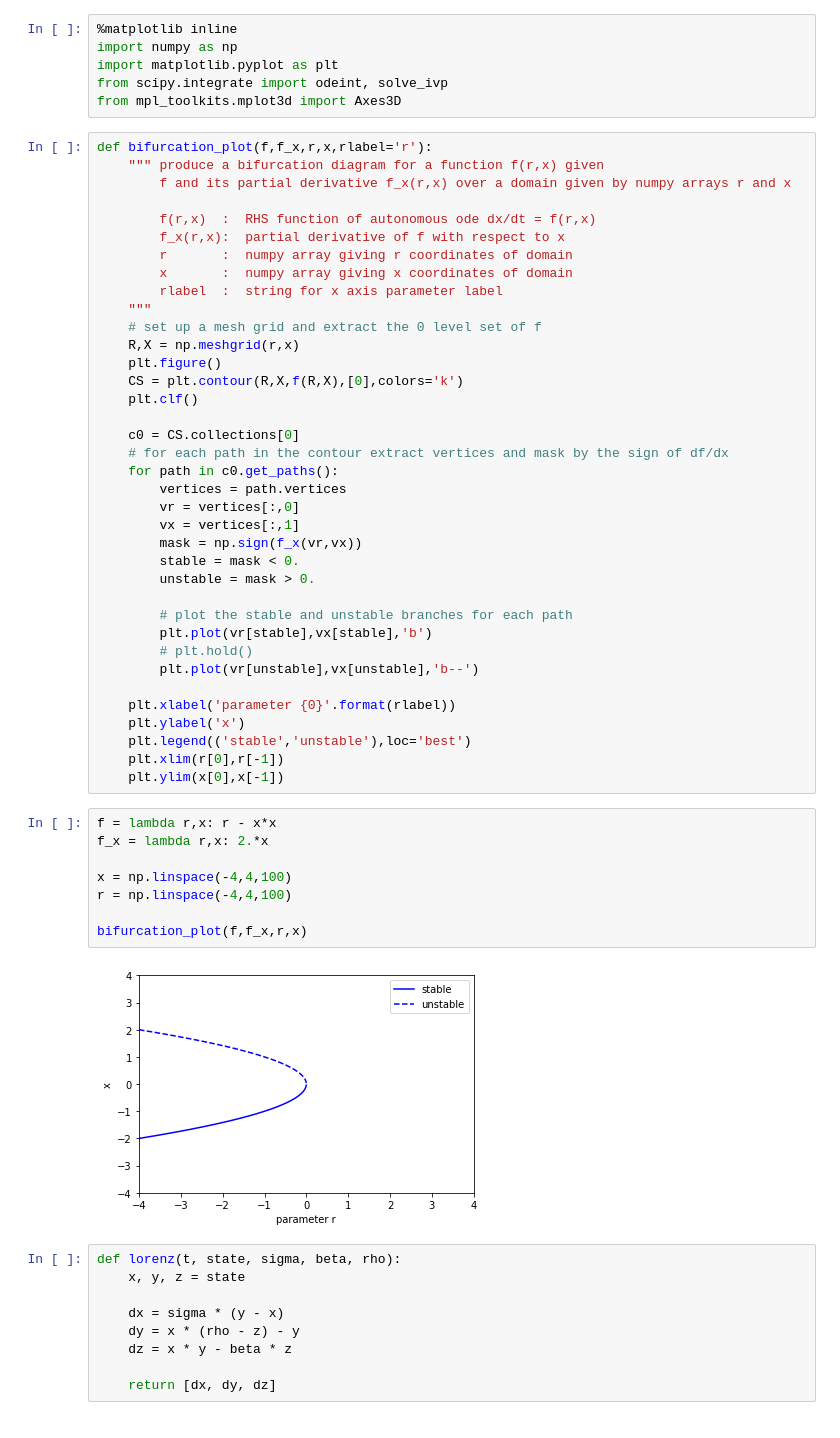
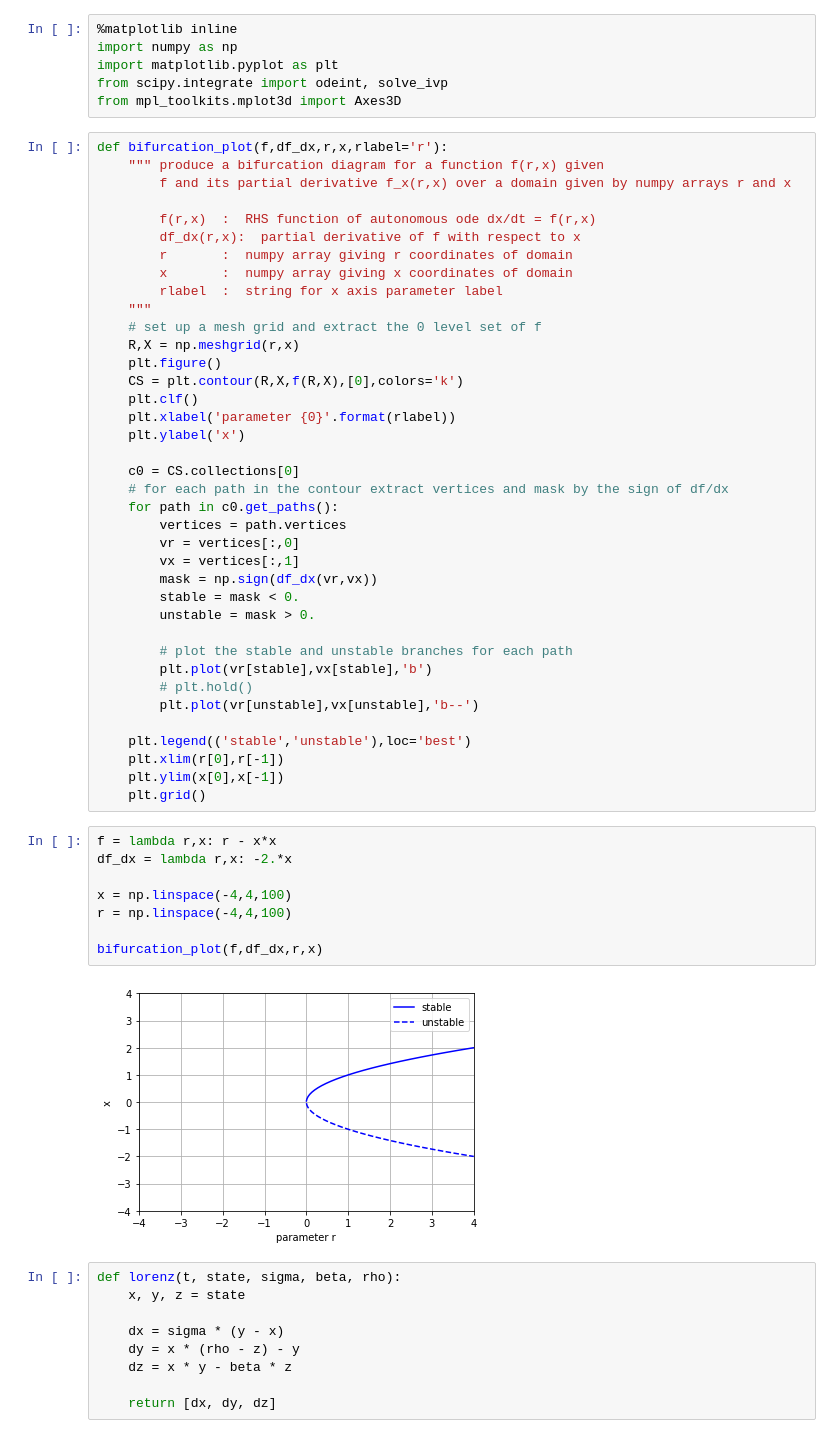
Before and after one commit to barrackHa/differential_equations, a Jupyter notebook: ode_2d.ipynb, the cells around one changed output. Cells and saved outputs as stored; diff of their text form.

```diff
--- a/ode_2d.ipynb
+++ b/ode_2d.ipynb
@@ -5,12 +5,12 @@ import matplotlib.pyplot as plt
 from scipy.integrate import odeint, solve_ivp
 from mpl_toolkits.mplot3d import Axes3D
 # %%
-def bifurcation_plot(f,f_x,r,x,rlabel='r'):
+def bifurcation_plot(f,df_dx,r,x,rlabel='r'):
     """ produce a bifurcation diagram for a function f(r,x) given
         f and its partial derivative f_x(r,x) over a domain given by numpy arrays r and x
 
         f(r,x)  :  RHS function of autonomous ode dx/dt = f(r,x)
-        f_x(r,x):  partial derivative of f with respect to x
+        df_dx(r,x):  partial derivative of f with respect to x
         r       :  numpy array giving r coordinates of domain
         x       :  numpy array giving x coordinates of domain
         rlabel  :  string for x axis parameter label
@@ -20,6 +20,8 @@ def bifurcation_plot(f,f_x,r,x,rlabel='r'):
     plt.figure()
     CS = plt.contour(R,X,f(R,X),[0],colors='k')
     plt.clf()
+    plt.xlabel('parameter {0}'.format(rlabel))
+    plt.ylabel('x')
 
     c0 = CS.collections[0]
     # for each path in the contour extract vertices and mask by the sign of df/dx
@@ -27,7 +29,7 @@ def bifurcation_plot(f,f_x,r,x,rlabel='r'):
         vertices = path.vertices
         vr = vertices[:,0]
         vx = vertices[:,1]
-        mask = np.sign(f_x(vr,vx))
+        mask = np.sign(df_dx(vr,vx))
         stable = mask < 0.
         unstable = mask > 0.
 
@@ -36,21 +38,20 @@ def bifurcation_plot(f,f_x,r,x,rlabel='r'):
         # plt.hold()
         plt.plot(vr[unstable],vx[unstable],'b--')
 
-    plt.xlabel('parameter {0}'.format(rlabel))
-    plt.ylabel('x')
     plt.legend(('stable','unstable'),loc='best')
     plt.xlim(r[0],r[-1])
     plt.ylim(x[0],x[-1])
+    plt.grid()
 # %%
 f = lambda r,x: r - x*x
-f_x = lambda r,x: 2.*x
+df_dx = lambda r,x: -2.*x
 
 x = np.linspace(-4,4,100)
 r = np.linspace(-4,4,100)
 
-bifurcation_plot(f,f_x,r,x)
+bifurcation_plot(f,df_dx,r,x)
 # %% [output]
-[figure, old version]
+[figure, new version]
 # %%
 def lorenz(t, state, sigma, beta, rho):
     x, y, z = state
```
Also changed, not shown: parts of 5 cells of this notebook, 1 other file.
